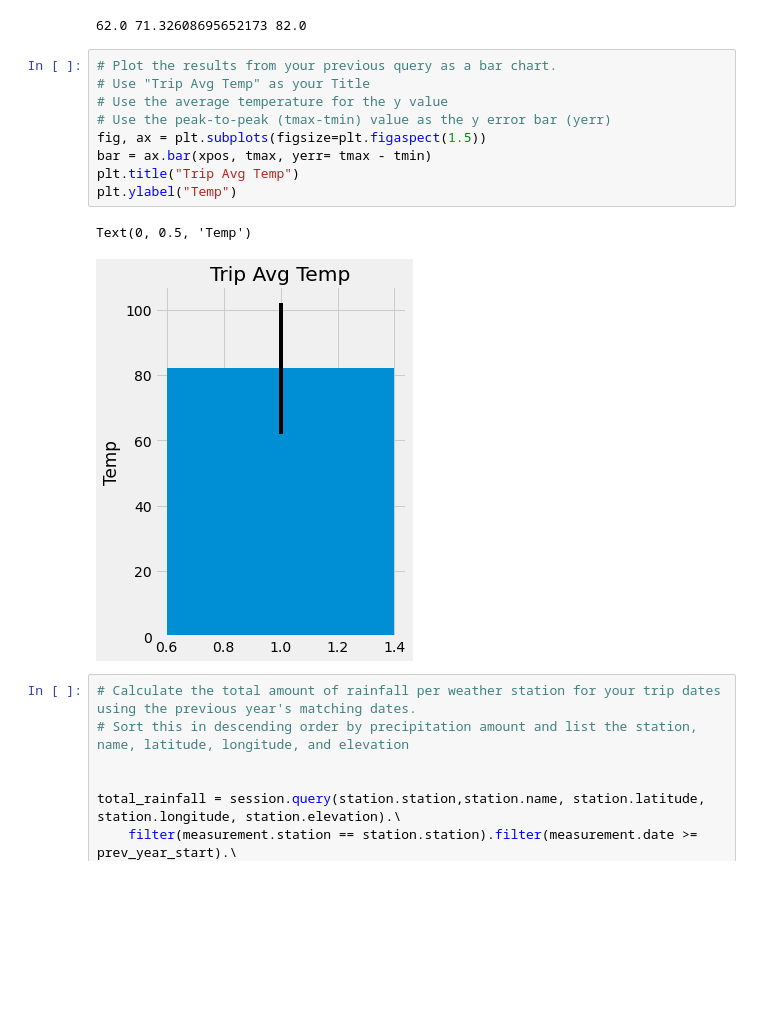
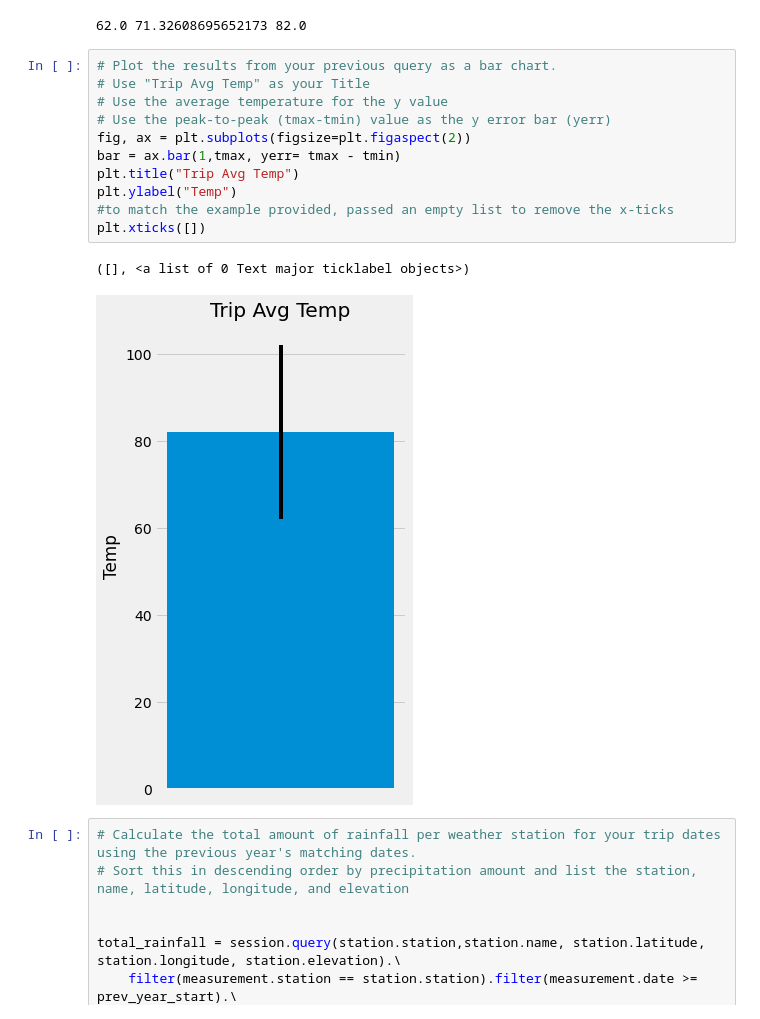
Before and after one commit to saronraut/sqlalchemy-Challenge, a Jupyter notebook: Instructions/climate_starter.ipynb, the cells around one changed output. Drawn from its saved outputs; the diff is of its cells as text; blank space fills up the shorter version.

Commit message:
re-ran ipynb to see if there are any errors in code. fixed 'height issue on plot for bonus

```diff
--- a/Instructions/climate_starter.ipynb
+++ b/Instructions/climate_starter.ipynb
@@ -164,15 +164,17 @@ print(tmin,tavg,tmax)
 # %%
 # Plot the results from your previous query as a bar chart.
 # Use "Trip Avg Temp" as your Title
 # Use the average temperature for the y value
 # Use the peak-to-peak (tmax-tmin) value as the y error bar (yerr)
-fig, ax = plt.subplots(figsize=plt.figaspect(1.5))
-bar = ax.bar(xpos, tmax, yerr= tmax - tmin)
+fig, ax = plt.subplots(figsize=plt.figaspect(2))
+bar = ax.bar(1,tmax, yerr= tmax - tmin)
 plt.title("Trip Avg Temp")
 plt.ylabel("Temp")
+#to match the example provided, passed an empty list to remove the x-ticks
+plt.xticks([])
 # %% [output]
-Text(0, 0.5, 'Temp')
+([], <a list of 0 Text major ticklabel objects>)
-[figure, old version]
+[figure, new version]
 # %%
 # Calculate the total amount of rainfall per weather station for your trip dates using the previous year's matching dates.
 # Sort this in descending order by precipitation amount and list the station, name, latitude, longitude, and elevation
```
Also changed, not shown: parts of 3 cells of this notebook.
